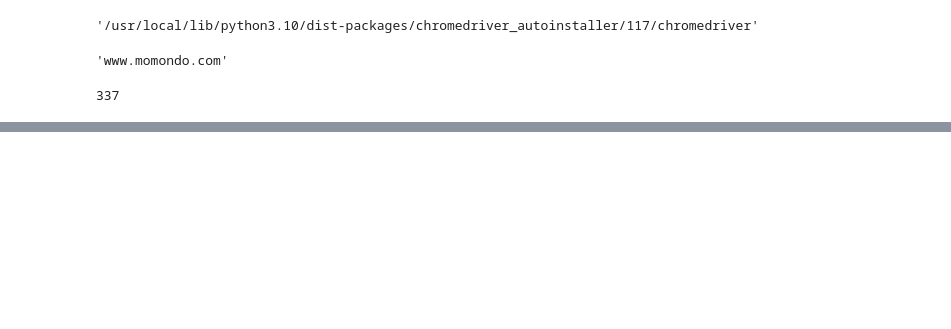
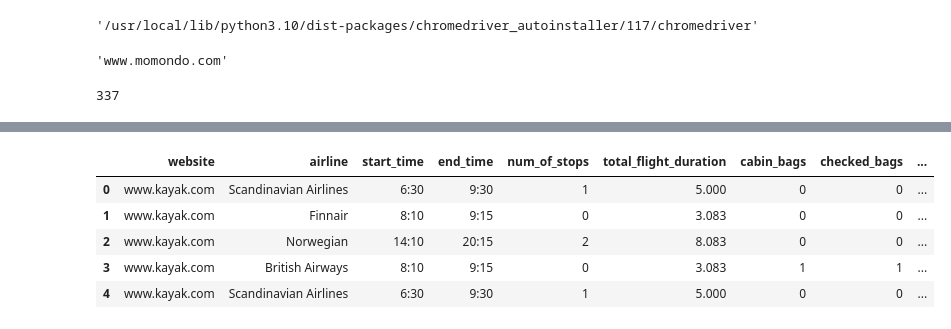
Before and after one commit to Motunrayo244/EDISS-MP, a Jupyter notebook: Data Science/Project_work/Project1/Mini_Project_1.ipynb, the cells around one changed output, grey strips where cells are left out. Saved outputs shown, nothing was run; the diff lists cells and outputs as text; code cells hidden in the pictures; blank space fills up the shorter version.

```diff
--- a/Data Science/Project_work/Project1/Mini_Project_1.ipynb
+++ b/Data Science/Project_work/Project1/Mini_Project_1.ipynb
@@ -349,0 +656,17 @@ driver.quit()
+# %%
+kay_mom_df = pd.read_csv("https://raw.githubusercontent.com/Motunrayo244/EDISS-MP/main/Data%20Science/Project_work/Project1/flight_details.csv")
+# %%
+def convert_time_24 (timestr:str):
+  if 'am' in timestr.lower():
+    return timestr.split(' ')[0]
+  elif  'pm' in timestr.lower():
+    part = timestr.lower().replace(' pm','').split(':')
+    h = int(part[0])+ 12
+    return str(h)+':'+ part[1]
+  else:
+    return timestr
+
+def convert_dur_to_float(duration:str):
+   duration = round(float(duration.strip().split(' ')[0].replace('h', '').strip())
+        + float(duration.strip().split(' ')[1].replace('m', '').strip())/60,3 )
+   return duration
@@ -349,0 +681,65 @@ driver.quit()
+# %%
+kay_mom_new_df = pd.DataFrame()
+kay_mom_new_df['website'] =kay_mom_df['website']
+kay_mom_new_df['airline'] =kay_mom_df['airline']
+kay_mom_new_df['start_time'] = kay_mom_df['flight_time'].apply(lambda x: convert_time_24(x.split('–')[0]))
+kay_mom_new_df['end_time'] = kay_mom_df['flight_time'].apply(lambda x: convert_time_24(x.split('–')[1]))
+kay_mom_new_df['num_of_stops'] = kay_mom_df['num_of_stops'].apply(lambda x: int(x.split(' ')[0]) if len(x.split(' '))>1 else 0)
+kay_mom_new_df['total_flight_duration'] = kay_mom_df['total_flight_duration'].apply(lambda x: round(float(x.split(' ')[0].replace('h', '').strip())
+                                                      + float(x.split(' ')[1].replace('m', '').strip())/60,3 ))
+kay_mom_new_df['cabin_bags'] = kay_mom_df['carry_on_bag'].apply(lambda x: x).fillna(0).astype(int)
+kay_mom_new_df['checked_bags'] = kay_mom_df['checked_bag'].apply(lambda x: x).fillna(0)
+kay_mom_new_df['personal_items'] = 'NA'
+kay_mom_new_df['price_dollars'] = kay_mom_df['price'].apply(lambda x: float(x[1:].replace(',','')))
+kay_mom_new_df['flight_class'] =kay_mom_df['flight_class']
+
+kay_mom_new_df['first_layover_duration(hr)'] = kay_mom_df['flight_layover_duration'].apply( lambda x: convert_dur_to_float(x.replace("[", '').replace("]", '').replace("'",'').split(',')[0])
+                                                  if len(x)> 2
+                                                  else 0)
+
+kay_mom_new_df['second_layover_duration(hr)'] = kay_mom_df['flight_layover_duration'].apply(
+                                                  lambda x: convert_dur_to_float(x.replace("[", '').replace("]", '').replace("'",'').split(',')[1])
+                                                  if len(x.replace("[", '').replace("]", '').replace("'",'').split(','))> 1
+                                                  else 0)
+
+kay_mom_new_df['first_layover_location'] = kay_mom_df['stops'].fillna('').astype(str).apply(lambda x: x.split(',')[0] if len(x)>0 else '')
+kay_mom_new_df['second_layover_location'] = kay_mom_df['stops'].fillna('').astype(str).apply(lambda x: x.split(',')[1] if len(x.split(','))>1 else '')
+
+kay_mom_new_df['first_leg_duration(hr)'] = kay_mom_df['flight_durations'].apply(lambda x: convert_dur_to_float(x.replace("[", '').replace("]", '').replace("'",'').split(',')[0])
+                                          if len(x)>2 else 0)
+kay_mom_new_df['second_leg_duration(hr)'] = kay_mom_df['flight_durations'].apply(lambda x: convert_dur_to_float(x.replace("[", '').replace("]", '').replace("'",'').split(',')[1])
+                                          if len(x.replace("[", '').replace("]", '').replace("'",'').split(','))> 1 else 0)
+kay_mom_new_df['third_leg_duration(hr)'] = kay_mom_df['flight_durations'].apply(lambda x: convert_dur_to_float(x.replace("[", '').replace("]", '').replace("'",'').split(',')[2])
+                                          if len(x.replace("[", '').replace("]", '').replace("'",'').split(','))> 2 else 0)
+
+kay_mom_new_df['first_airplane_number'] = kay_mom_df['flight_carriers'].apply(lambda x: x.replace("[", '').replace("]", '').replace("'",'').split(',')[0].split(' · ')[0] if len(x)>0 else '')
+kay_mom_new_df['second_airplane_number'] = kay_mom_df['flight_carriers'].apply(lambda x: x.replace("[", '').replace("]", '').replace("'",'').split(',')[1].split(' · ')[0]
+                                            if len(x.replace("[", '').replace("]", '').replace("'",'').split(','))>1 else '')
+kay_mom_new_df['third_airplane_number'] = kay_mom_df['flight_carriers'].apply(lambda x: x.replace("[", '').replace("]", '').replace("'",'').split(',')[1].split(' · ')[0]
+                                                                    if len(x.replace("[", '').replace("]", '').replace("'",'').split(','))> 2 else '')
+
+kay_mom_new_df['first_airplane_type'] = kay_mom_df['flight_quality_details'].apply(lambda x: x.split('],')[0].split(',')[0].replace('[','').replace("'",'') )
+kay_mom_new_df['second_airplane_type'] = kay_mom_df['flight_quality_details'].apply(lambda x: x.split('],')[1].split(',')[0].replace('[','').replace("'",'')
+                                                  if len(x.split('],'))>1 else '')
+kay_mom_new_df['third_airplane_type'] = kay_mom_df['flight_quality_details'].apply(lambda x: x.split('],')[2].split(',')[0].replace('[','').replace("'",'')
+                                                  if len(x.split('],'))>2 else '')
+
+
+
+'''
+[
+  ['Airbus A320neo (Narrow-body jet)', 'Chance of Wi-Fi (fee)', 'USB outlet', '30" seat pitch', 'Snacks (fee)'],
+   ['Airbus A320neo (Narrow-body jet)', 'Chance of Wi-Fi (fee)', 'USB outlet', '30" seat pitch', 'Snacks (fee)']]
+'''
+
+
+
+
+kay_mom_new_df.head(5)
+# %% [output]
+|  | website | airline | start_time | end_time | num_of_stops | total_flight_duration | cabin_bags | checked_bags | ... |
+| 0 | www.kayak.com | Scandinavian Airlines | 6:30 | 9:30 | 1 | 5.000 | 0 | 0 | ... |
+| 1 | www.kayak.com | Finnair | 8:10 | 9:15 | 0 | 3.083 | 0 | 0 | ... |
+| 2 | www.kayak.com | Norwegian | 14:10 | 20:15 | 2 | 8.083 | 0 | 0 | ... |
+| 3 | www.kayak.com | British Airways | 8:10 | 9:15 | 0 | 3.083 | 1 | 1 | ... |
+| 4 | www.kayak.com | Scandinavian Airlines | 6:30 | 9:30 | 1 | 5.000 | 0 | 0 | ... |
```
Also changed, not shown: parts of 16 cells of this notebook.
